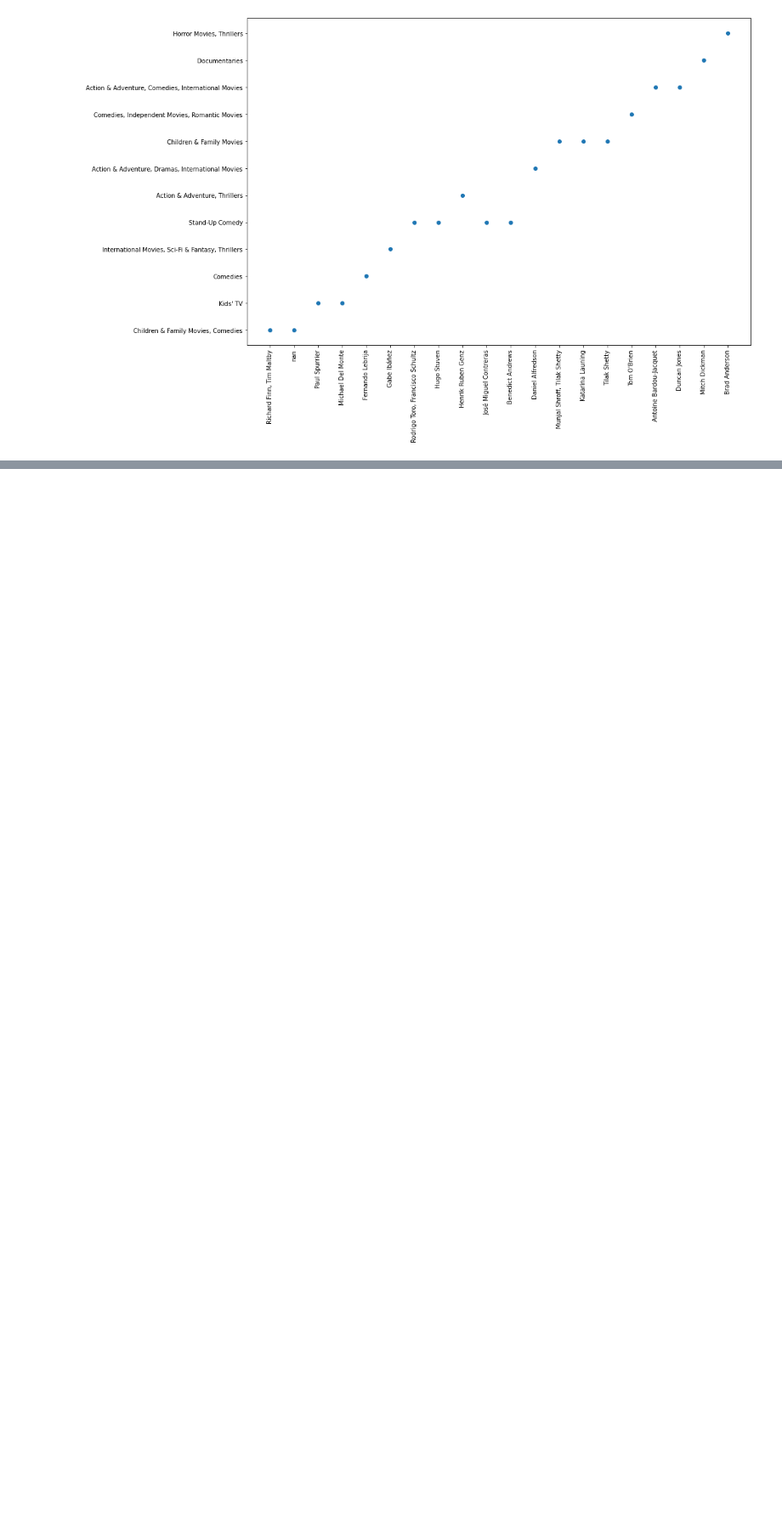
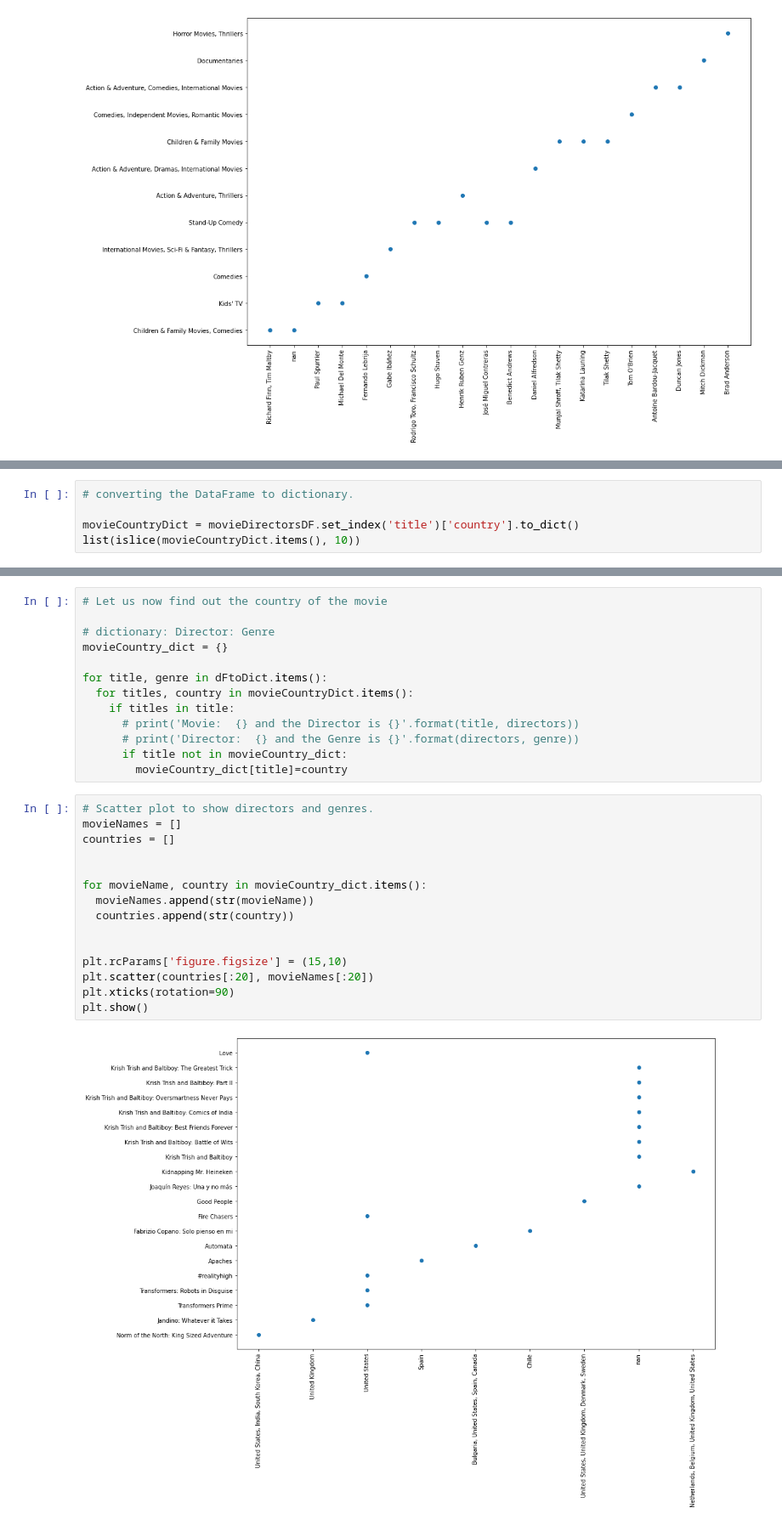
Before and after one commit to kartikay89/Data-Analysis, a Jupyter notebook: Netflix.ipynb, the cells around one changed output, grey strips where cells are left out. Shown at 85% size. Drawn from its saved outputs; the diff is of its cells as text; blank space fills up the shorter version.

```diff
--- a/Netflix.ipynb
+++ b/Netflix.ipynb
@@ -297,0 +316,5 @@ plt.show()
+# %%
+# converting the DataFrame to dictionary.
+
+movieCountryDict = movieDirectorsDF.set_index('title')['country'].to_dict()
+list(islice(movieCountryDict.items(), 10))
@@ -297,0 +333,30 @@ plt.show()
+# %%
+# Let us now find out the country of the movie
+
+# dictionary: Director: Genre
+movieCountry_dict = {}
+
+for title, genre in dFtoDict.items():
+  for titles, country in movieCountryDict.items():
+    if titles in title:
+      # print('Movie:  {} and the Director is {}'.format(title, directors))
+      # print('Director:  {} and the Genre is {}'.format(directors, genre))
+      if title not in movieCountry_dict:
+        movieCountry_dict[title]=country
+# %%
+# Scatter plot to show directors and genres.
+movieNames = []
+countries = []
+
+
+for movieName, country in movieCountry_dict.items():
+  movieNames.append(str(movieName))
+  countries.append(str(country))
+
+
+plt.rcParams['figure.figsize'] = (15,10)
+plt.scatter(countries[:20], movieNames[:20])
+plt.xticks(rotation=90)
+plt.show()
+# %% [output]
+[figure, added]
```
Also changed, not shown: parts of 3 cells of this notebook.
